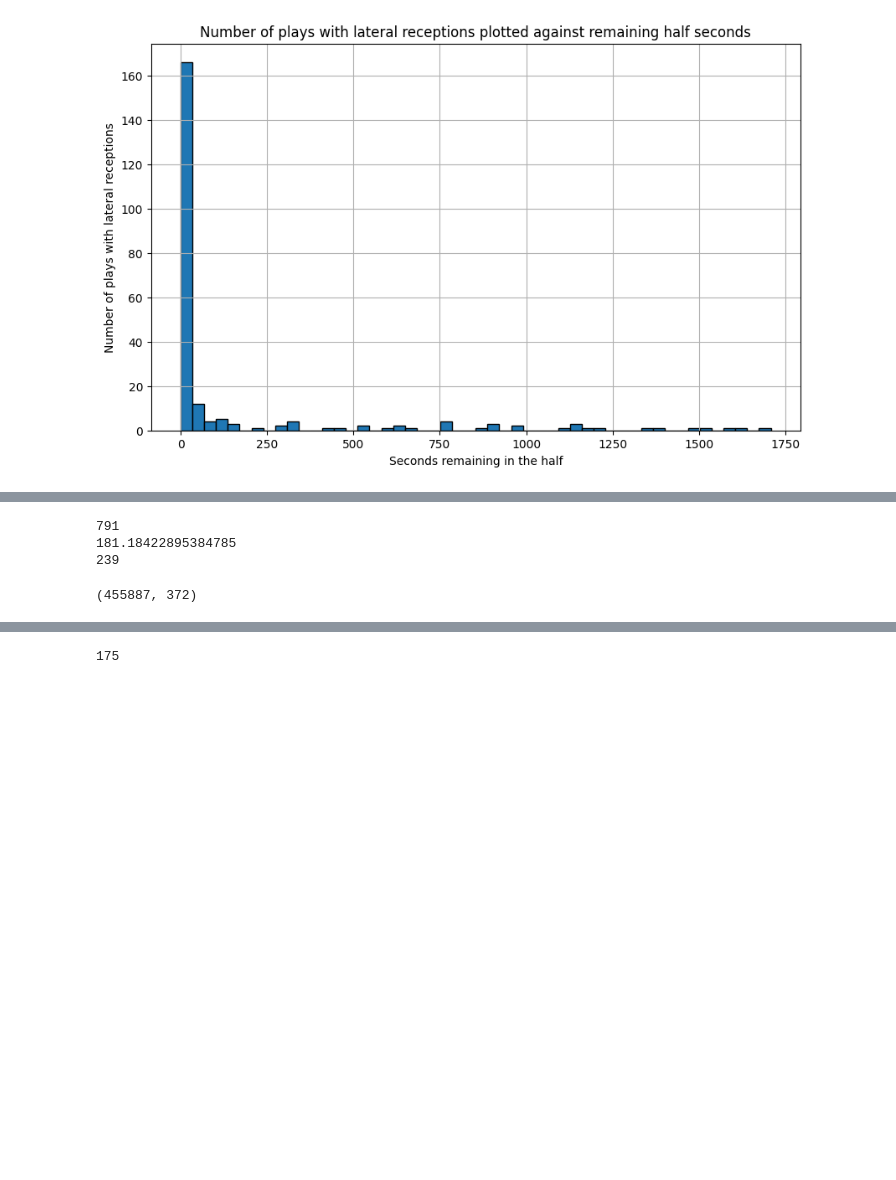
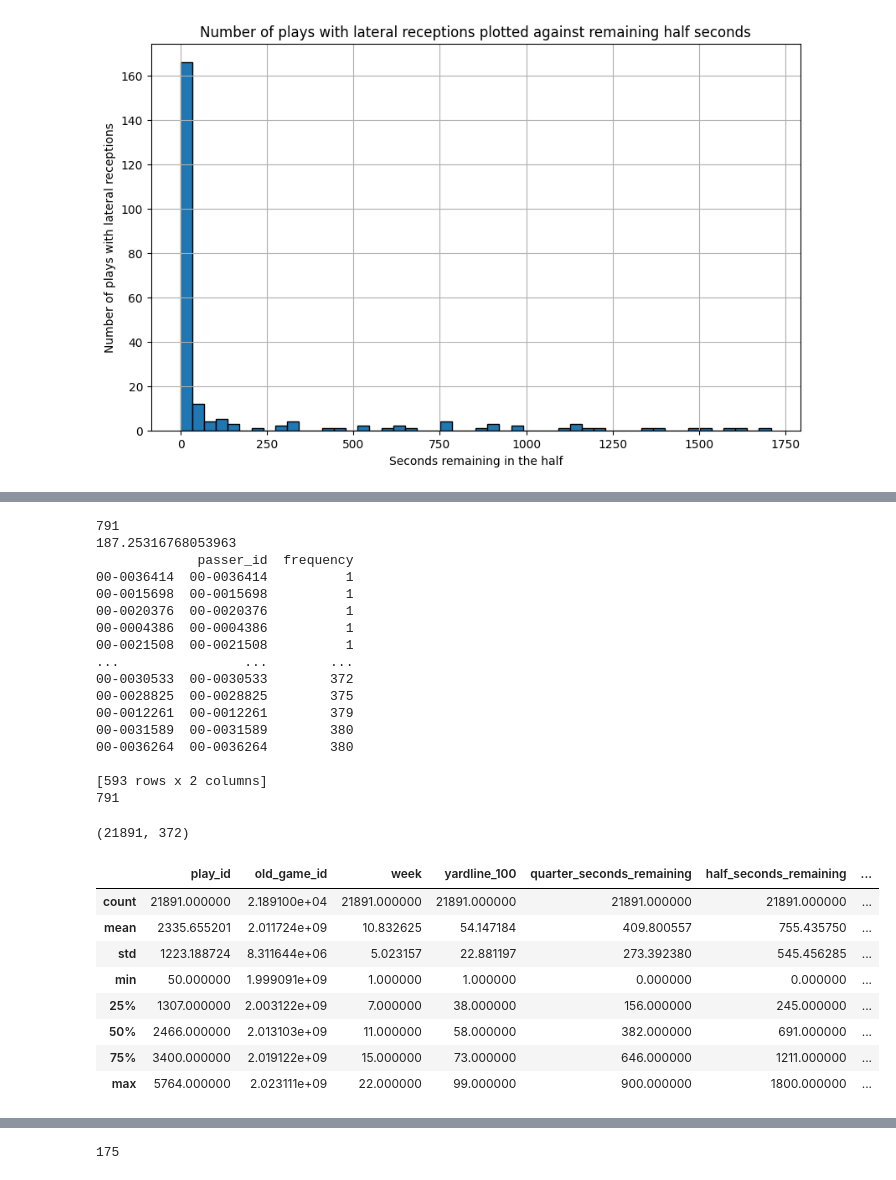
Before and after one commit to MatthiasBiermanns/NFL_play_prediction, a Jupyter notebook: preprocessing_documentation.ipynb, the cells around one changed output, grey strips where cells are left out. Drawn from its saved outputs; the diff is of its cells as text; code cells hidden in the pictures; blank space fills up the shorter version.

```diff
--- a/preprocessing_documentation.ipynb
+++ b/preprocessing_documentation.ipynb
@@ -178,20 +178,61 @@ combined_df.drop(
 # %%
 print(len(list(combined_df["passer_id"].unique())))
 
 passer_counts = combined_df['passer_id'].value_counts()
 
 plays_per_passer_per_season = combined_df.groupby(['passer_id', 'season']).size().reset_index(name='play_count')
 average_plays_per_season = plays_per_passer_per_season.groupby('season')['play_count'].mean().mean()
 print(average_plays_per_season)
 
 passers_with_min_entries = passer_counts[passer_counts >= average_plays_per_season].index
-combined_df = combined_df[combined_df['passer_id'].isin(passers_with_min_entries)]
+
+passer_counts = combined_df['passer_id'].value_counts()
+
+# Berechnen Sie das 10. Perzentil der Häufigkeitsverteilung
+tenth_percentile = passer_counts.quantile(0.75)
+
+# Extrahieren Sie die passer_ids, die seltener als das 10. Perzentil sind
+rare_passer_ids = passer_counts[passer_counts <= tenth_percentile].index
+rare_passer_counts_df = pd.DataFrame({'passer_id': rare_passer_ids, 'frequency': passer_counts[rare_passer_ids]})
+rare_passer_counts_df = rare_passer_counts_df.sort_values(by='frequency')
+
+# Drucken Sie die gefundenen passer_ids und ihre Häufigkeiten nach Häufigkeit sortiert
+print(rare_passer_counts_df)
+#combined_df = combined_df[combined_df['passer_id'].isin(passers_with_min_entries)]
+rare_df = combined_df[combined_df['passer_id'].isin(rare_passer_ids)]
 
 print(len(list(combined_df["passer_id"].unique())))
 
-display(combined_df.shape)
+pd.set_option("display.max_columns", None)
+
+display(rare_df.shape)
+display(rare_df.describe())
+display(combined_df[combined_df['play_type'] == 'pass'].describe())
 # %% [output]
 791
-181.18422895384785
-239
+187.25316768053963
+             passer_id  frequency
+00-0036414  00-0036414          1
+00-0015698  00-0015698          1
+00-0020376  00-0020376          1
+00-0004386  00-0004386          1
+00-0021508  00-0021508          1
+...                ...        ...
+00-0030533  00-0030533        372
+00-0028825  00-0028825        375
+00-0012261  00-0012261        379
+00-0031589  00-0031589        380
+00-0036264  00-0036264        380
+
+[593 rows x 2 columns]
+791
-(455887, 372)
+(21891, 372)
+|  | play_id | old_game_id | week | yardline_100 | quarter_seconds_remaining | half_seconds_remaining | ... |
+| count | 21891.000000 | 2.189100e+04 | 21891.000000 | 21891.000000 | 21891.000000 | 21891.000000 | ... |
+| mean | 2335.655201 | 2.011724e+09 | 10.832625 | 54.147184 | 409.800557 | 755.435750 | ... |
+| std | 1223.188724 | 8.311644e+06 | 5.023157 | 22.881197 | 273.392380 | 545.456285 | ... |
+| min | 50.000000 | 1.999091e+09 | 1.000000 | 1.000000 | 0.000000 | 0.000000 | ... |
+| 25% | 1307.000000 | 2.003122e+09 | 7.000000 | 38.000000 | 156.000000 | 245.000000 | ... |
+| 50% | 2466.000000 | 2.013103e+09 | 11.000000 | 58.000000 | 382.000000 | 691.000000 | ... |
+| 75% | 3400.000000 | 2.019122e+09 | 15.000000 | 73.000000 | 646.000000 | 1211.000000 | ... |
+| max | 5764.000000 | 2.023111e+09 | 22.000000 | 99.000000 | 900.000000 | 1800.000000 | ... |
```
Also changed, not shown: parts of 28 cells of this notebook, 3 other files.
